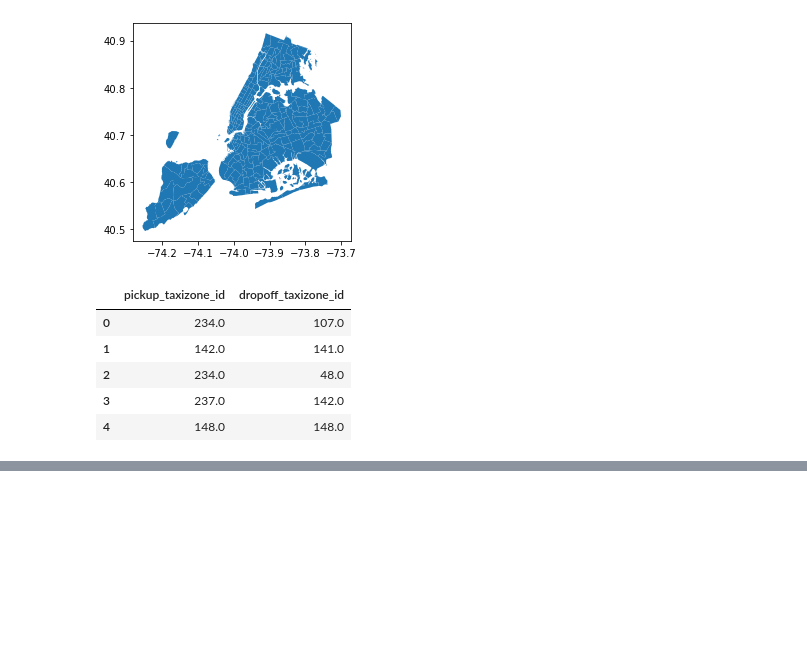
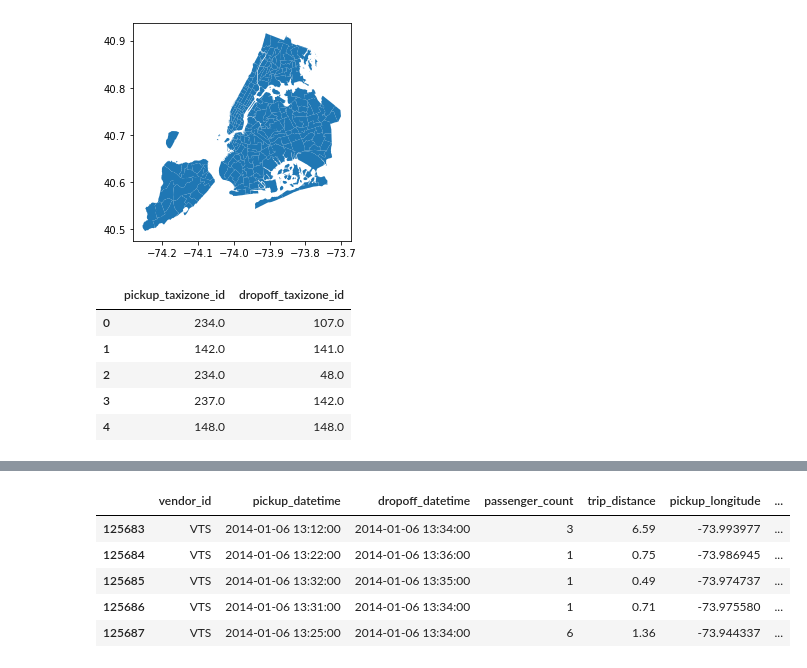
Before and after one commit to EBroestl/NYC_Taxis_and_Property_Value, a Jupyter notebook: Notebooks/Geo Match Code v2.ipynb, the cells around one changed output, grey strips where cells are left out. Cells and saved outputs as stored; diff of their text form; code cells hidden in the pictures; blank space fills up the shorter version.

```diff
--- a/Notebooks/Geo Match Code v2.ipynb
+++ b/Notebooks/Geo Match Code v2.ipynb
@@ -90,0 +115,11 @@ trips = dd.read_parquet('trips_2016-05.parquet',
+# %%
+trips2= dd.read_csv('../../Data/Taxi Data/yellow_14/yellow_tripdata_2014-01.csv',dtype={' tolls_amount': 'float64'})
+# %%
+trips2.tail()
+# %% [output]
+|  | vendor_id | pickup_datetime | dropoff_datetime | passenger_count | trip_distance | pickup_longitude | ... |
+| 125683 | VTS | 2014-01-06 13:12:00 | 2014-01-06 13:34:00 | 3 | 6.59 | -73.993977 | ... |
+| 125684 | VTS | 2014-01-06 13:22:00 | 2014-01-06 13:36:00 | 1 | 0.75 | -73.986945 | ... |
+| 125685 | VTS | 2014-01-06 13:32:00 | 2014-01-06 13:35:00 | 1 | 0.49 | -73.974737 | ... |
+| 125686 | VTS | 2014-01-06 13:31:00 | 2014-01-06 13:34:00 | 1 | 0.71 | -73.975580 | ... |
+| 125687 | VTS | 2014-01-06 13:25:00 | 2014-01-06 13:34:00 | 6 | 1.36 | -73.944337 | ... |
```
Also changed, not shown: parts of 10 cells of this notebook, 41 other files.
